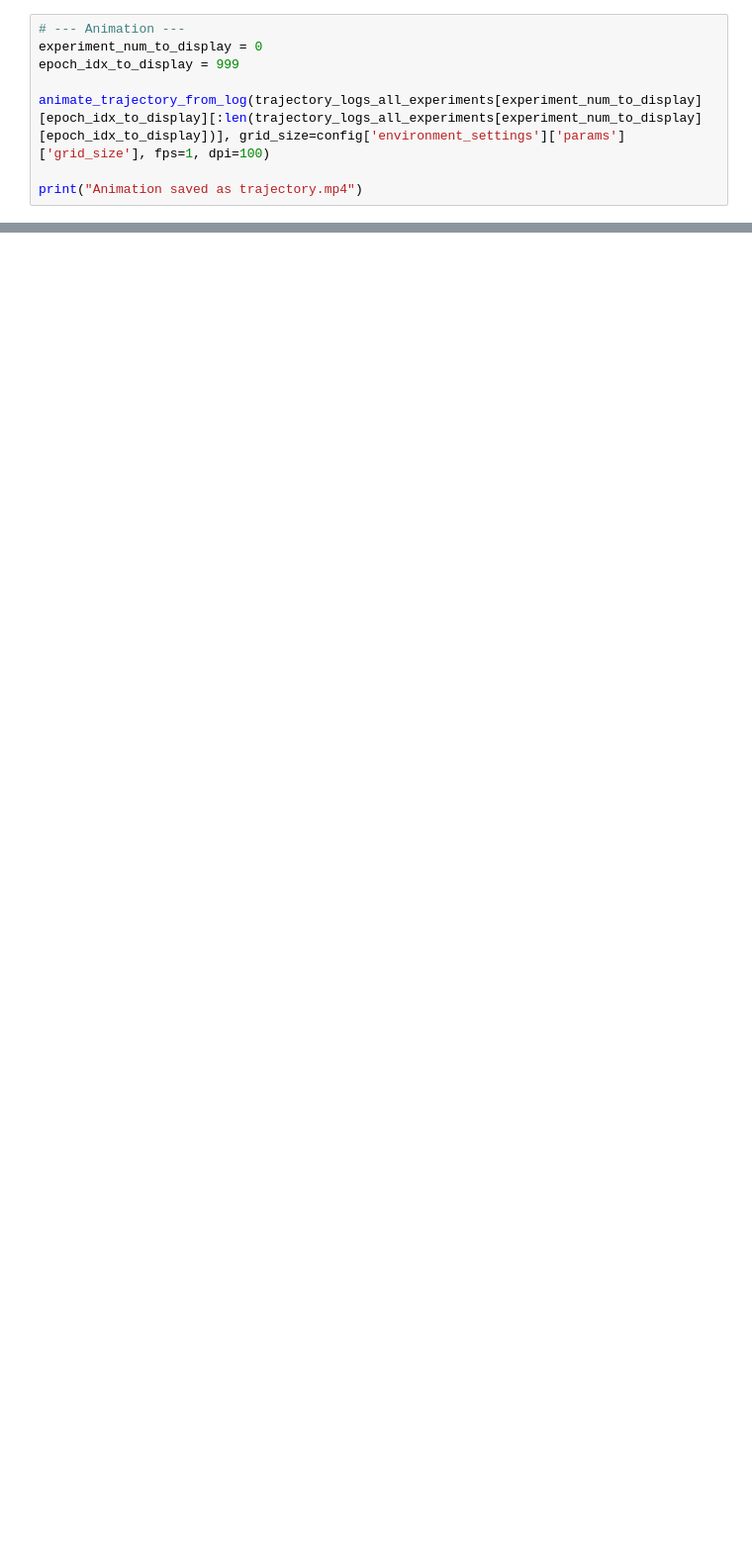
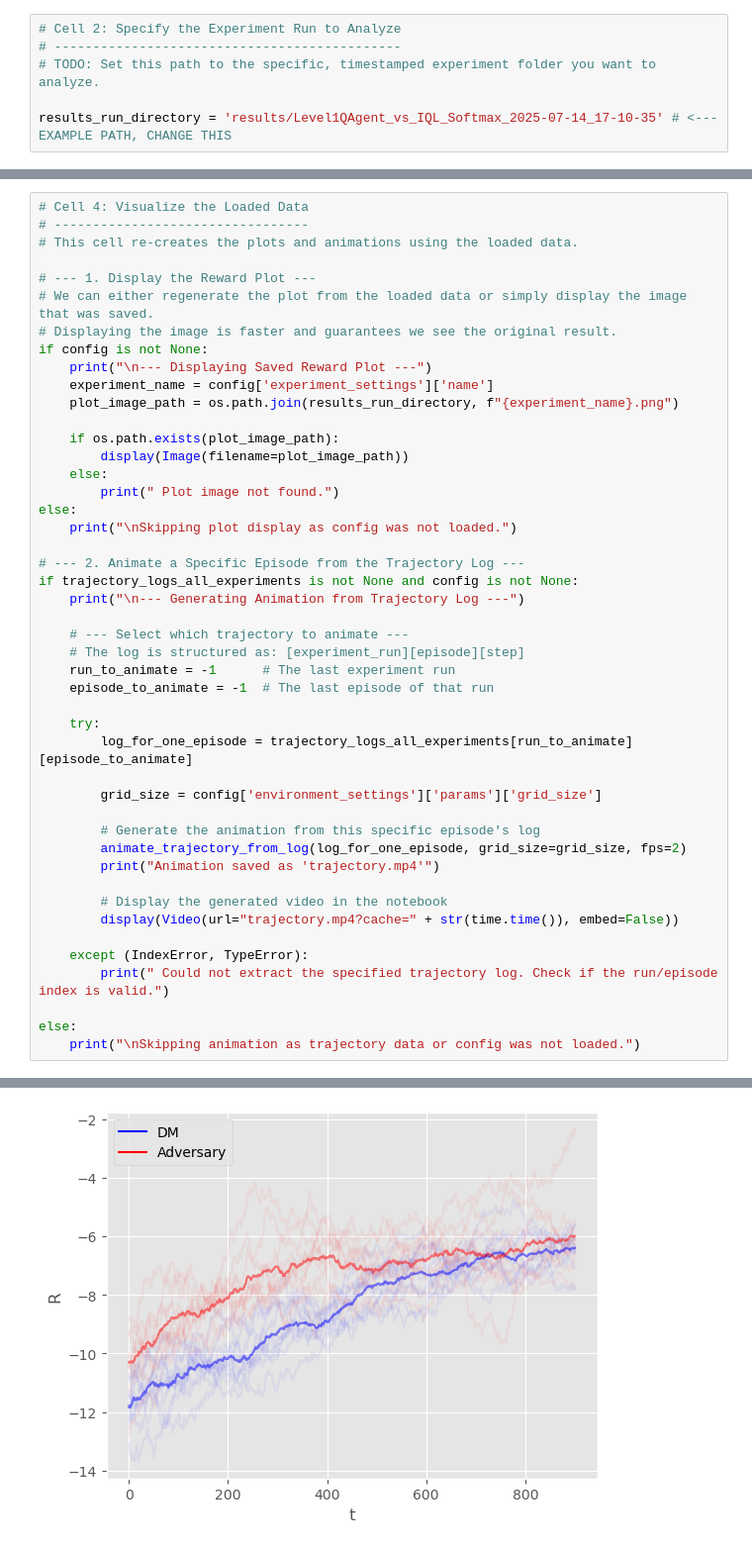
Before and after one commit to Ruzejjur/ARAMARL_TMDP_DP, a Jupyter notebook: TMDP_DP/CoinGame_experiments.ipynb, the cells around one changed output, grey strips where cells are left out. Shown at 99% size. Cells and saved outputs as stored; diff of their text form; blank space fills up the shorter version.

Commit message:
Added fully draft of functioning experiment runner and results saver and loader
Still needs to be tested

```diff
--- a/TMDP_DP/CoinGame_experiments.ipynb
+++ b/TMDP_DP/CoinGame_experiments.ipynb
@@ -19,8 +29,6 @@ Plot saved to results/test/Level1QAgent_vs_IQL_Softmax.png
 # %%
-# --- Animation ---
-experiment_num_to_display = 0
-epoch_idx_to_display = 999
+# Cell 2: Specify the Experiment Run to Analyze
+# ---------------------------------------------
+# TODO: Set this path to the specific, timestamped experiment folder you want to analyze.
 
-animate_trajectory_from_log(trajectory_logs_all_experiments[experiment_num_to_display][epoch_idx_to_display][:len(trajectory_logs_all_experiments[experiment_num_to_display][epoch_idx_to_display])], grid_size=config['environment_settings']['params']['grid_size'], fps=1, dpi=100)
-
-print("Animation saved as trajectory.mp4")
+results_run_directory = 'results/Level1QAgent_vs_IQL_Softmax_2025-07-14_17-10-35' # <--- EXAMPLE PATH, CHANGE THIS
@@ -42,0 +96,47 @@ Image(f'{results_dir}/{exp_name}.png')
+# %%
+# Cell 4: Visualize the Loaded Data
+# ---------------------------------
+# This cell re-creates the plots and animations using the loaded data.
+
+# --- 1. Display the Reward Plot ---
+# We can either regenerate the plot from the loaded data or simply display the image that was saved.
+# Displaying the image is faster and guarantees we see the original result.
+if config is not None:
+    print("\n--- Displaying Saved Reward Plot ---")
+    experiment_name = config['experiment_settings']['name']
+    plot_image_path = os.path.join(results_run_directory, f"{experiment_name}.png")
+
+    if os.path.exists(plot_image_path):
+        display(Image(filename=plot_image_path))
+    else:
+        print(" Plot image not found.")
+else:
+    print("\nSkipping plot display as config was not loaded.")
+
+# --- 2. Animate a Specific Episode from the Trajectory Log ---
+if trajectory_logs_all_experiments is not None and config is not None:
+    print("\n--- Generating Animation from Trajectory Log ---")
+
+    # --- Select which trajectory to animate ---
+    # The log is structured as: [experiment_run][episode][step]
+    run_to_animate = -1      # The last experiment run
+    episode_to_animate = -1  # The last episode of that run
+
+    try:
+        log_for_one_episode = trajectory_logs_all_experiments[run_to_animate][episode_to_animate]
+
+        grid_size = config['environment_settings']['params']['grid_size']
+
+        # Generate the animation from this specific episode's log
+        animate_trajectory_from_log(log_for_one_episode, grid_size=grid_size, fps=2)
+        print("Animation saved as 'trajectory.mp4'")
+
+        # Display the generated video in the notebook
+        display(Video(url="trajectory.mp4?cache=" + str(time.time()), embed=False))
+
+    except (IndexError, TypeError):
+        print(" Could not extract the specified trajectory log. Check if the run/episode index is valid.")
+
+else:
+    print("\nSkipping animation as trajectory data or config was not loaded.")
+# %% [output]
@@ -42,0 +144 @@ Image(f'{results_dir}/{exp_name}.png')
+[figure, added]
```
Also changed, not shown: parts of 7 cells of this notebook, 6 other files.
